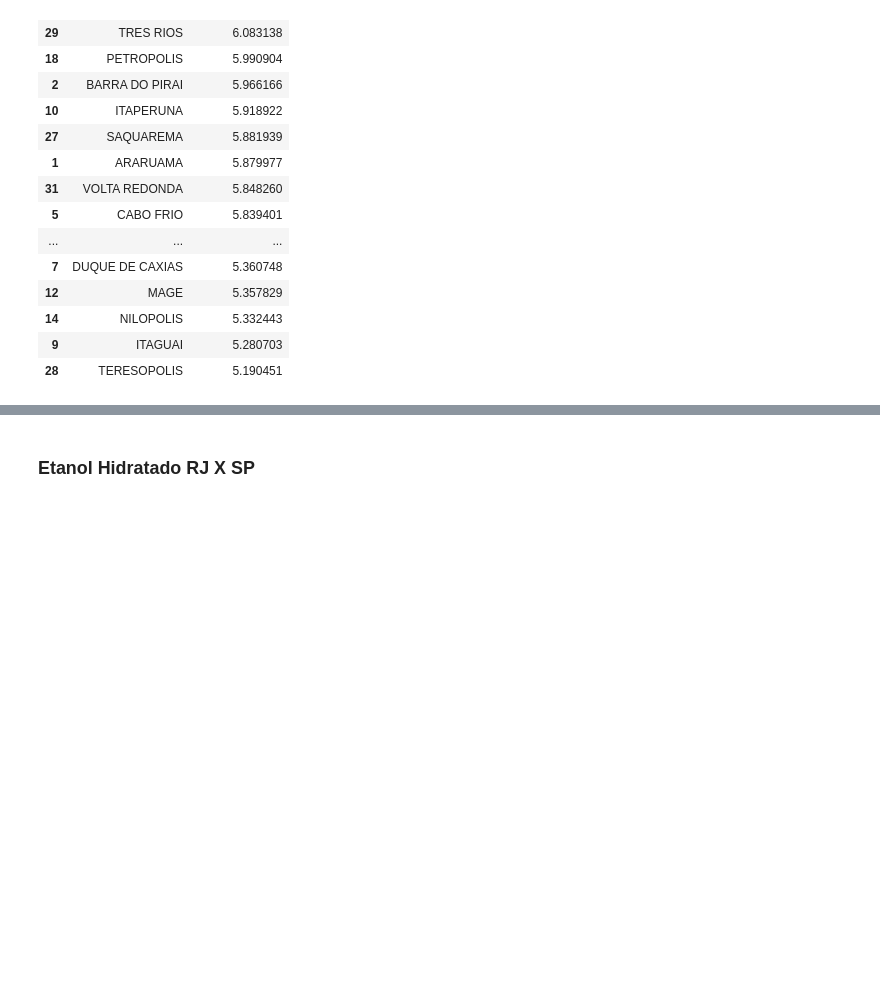
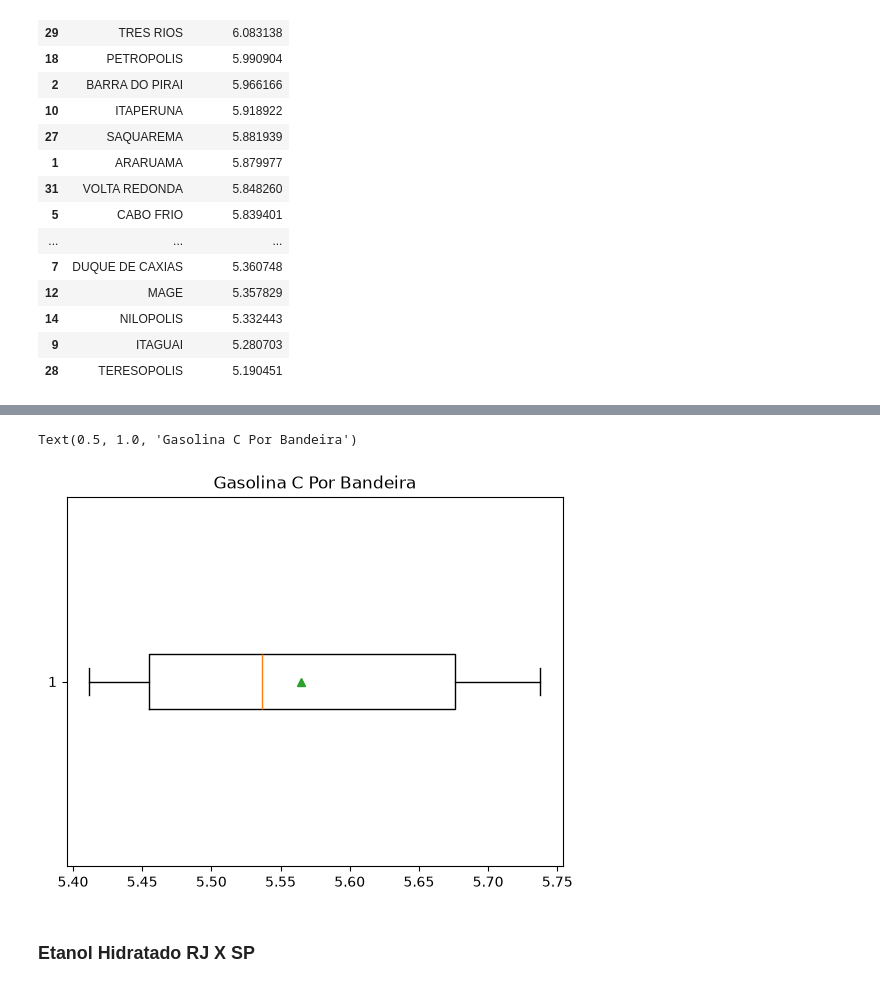
Before and after one commit to RafaelCruz660/UC2_Senac_dados, a Jupyter notebook: Precos_Combustivel_Brasil.ipynb, the cells around one changed output, grey strips where cells are left out. Saved outputs shown, nothing was run; the diff lists cells and outputs as text; code cells hidden in the pictures; blank space fills up the shorter version.

```diff
--- a/Precos_Combustivel_Brasil.ipynb
+++ b/Precos_Combustivel_Brasil.ipynb
@@ -102,0 +147,6 @@ Limite Inferior: 5.12229567502021
+# %%
+plt.boxplot(array_bandeira, orientation='horizontal', showmeans=True)
+plt.title("Gasolina C Por Bandeira")
+# %% [output]
+Text(0.5, 1.0, 'Gasolina C Por Bandeira')
+[figure, added]
```
Also changed, not shown: parts of 13 cells of this notebook.
